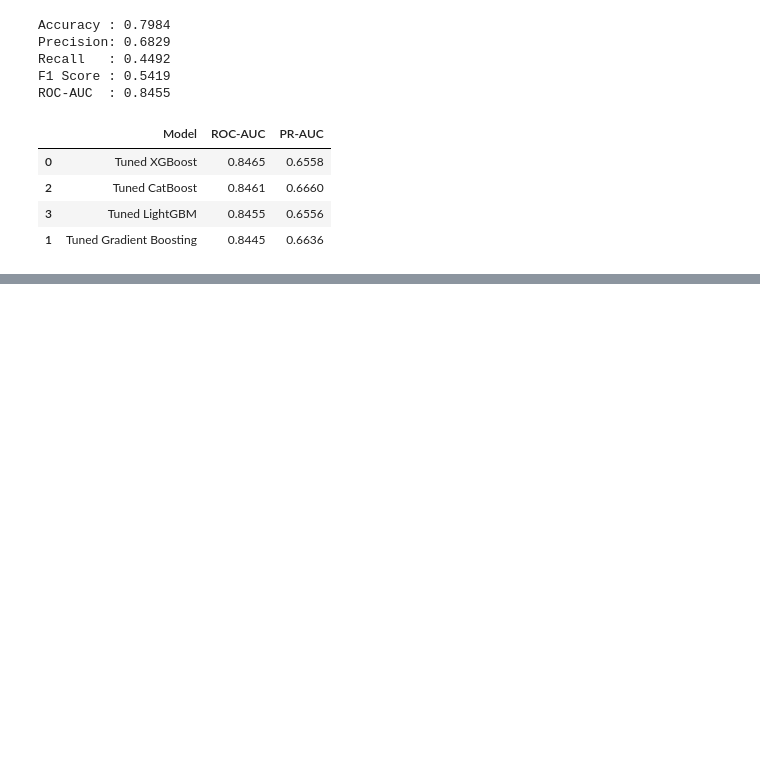
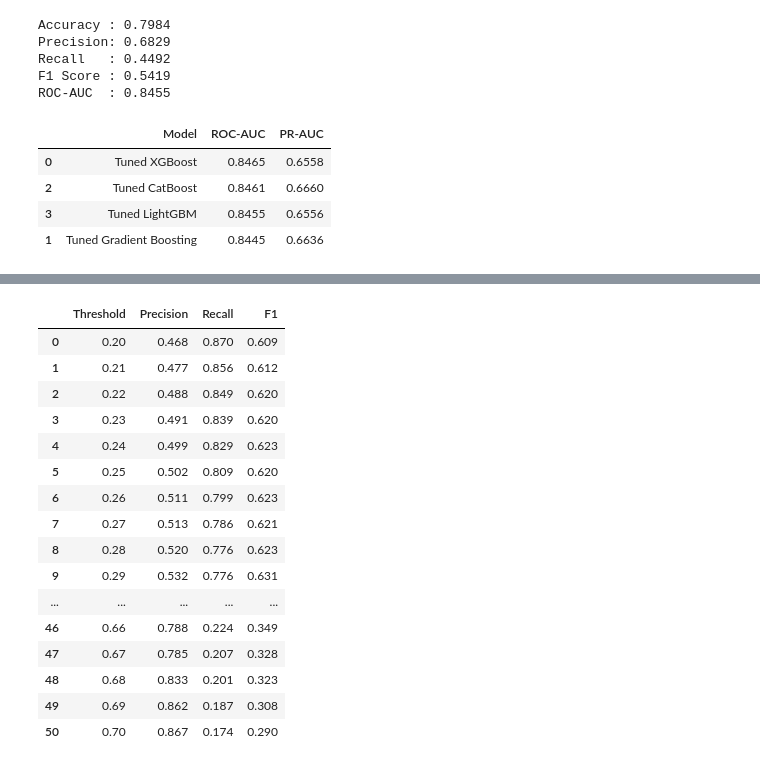
Before and after one commit to Sushil-Meher/ChurnSense, a Jupyter notebook: notebooks/01_churn_prediction.ipynb, the cells around one changed output, grey strips where cells are left out. Drawn from its saved outputs; the diff is of its cells as text; code cells hidden in the pictures; blank space fills up the shorter version.

```diff
--- a/notebooks/01_churn_prediction.ipynb
+++ b/notebooks/01_churn_prediction.ipynb
@@ -1529,0 +1532,10 @@ tuned_results_df.sort_values(
+# %%
+X_train_final, X_val, y_train_final, y_val = train_test_split(
+    X_train,
+    y_train,
+    test_size=0.20,
+    random_state=42,
+    stratify=y_train
+)
+# %%
+final_xgb = xgb_search.best_estimator_
@@ -1529,0 +1567,48 @@ tuned_results_df.sort_values(
+# %%
+thresholds = np.arange(0.20, 0.71, 0.01)
+
+threshold_results = []
+
+for threshold in thresholds:
+
+    y_val_pred = (
+        y_val_prob >= threshold
+    ).astype(int)
+
+    threshold_results.append({
+        "Threshold": threshold,
+        "Precision": precision_score(
+            y_val,
+            y_val_pred
+        ),
+        "Recall": recall_score(
+            y_val,
+            y_val_pred
+        ),
+        "F1": f1_score(
+            y_val,
+            y_val_pred
+        )
+    })
+
+threshold_df = pd.DataFrame(threshold_results)
+
+threshold_df.round(3)
+# %% [output]
+|  | Threshold | Precision | Recall | F1 |
+| 0 | 0.20 | 0.468 | 0.870 | 0.609 |
+| 1 | 0.21 | 0.477 | 0.856 | 0.612 |
+| 2 | 0.22 | 0.488 | 0.849 | 0.620 |
+| 3 | 0.23 | 0.491 | 0.839 | 0.620 |
+| 4 | 0.24 | 0.499 | 0.829 | 0.623 |
+| 5 | 0.25 | 0.502 | 0.809 | 0.620 |
+| 6 | 0.26 | 0.511 | 0.799 | 0.623 |
+| 7 | 0.27 | 0.513 | 0.786 | 0.621 |
+| 8 | 0.28 | 0.520 | 0.776 | 0.623 |
+| 9 | 0.29 | 0.532 | 0.776 | 0.631 |
+| ... | ... | ... | ... | ... |
+| 46 | 0.66 | 0.788 | 0.224 | 0.349 |
+| 47 | 0.67 | 0.785 | 0.207 | 0.328 |
+| 48 | 0.68 | 0.833 | 0.201 | 0.323 |
+| 49 | 0.69 | 0.862 | 0.187 | 0.308 |
+| 50 | 0.70 | 0.867 | 0.174 | 0.290 |
```
Also changed, not shown: parts of 28 cells of this notebook, 4 other files.
